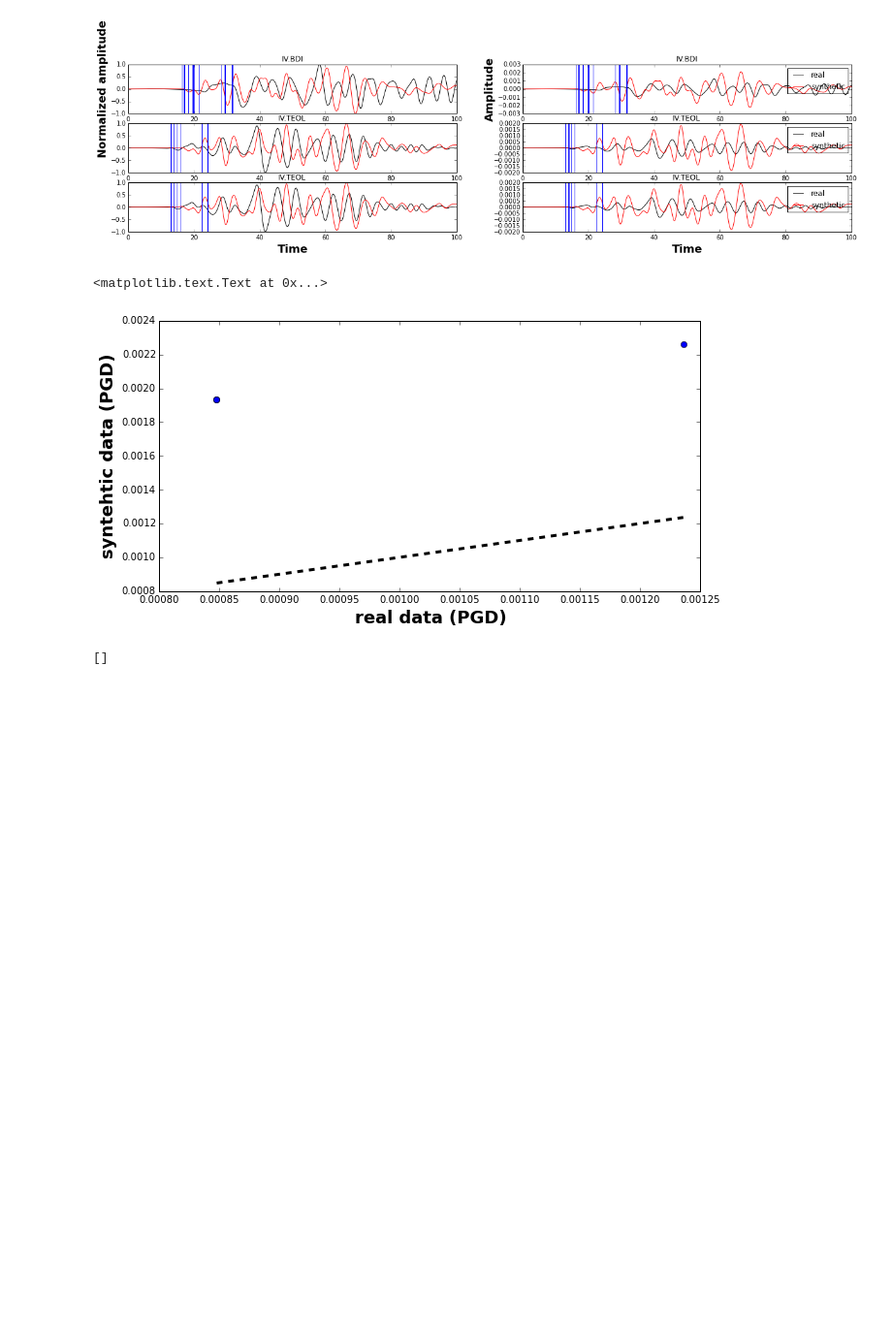
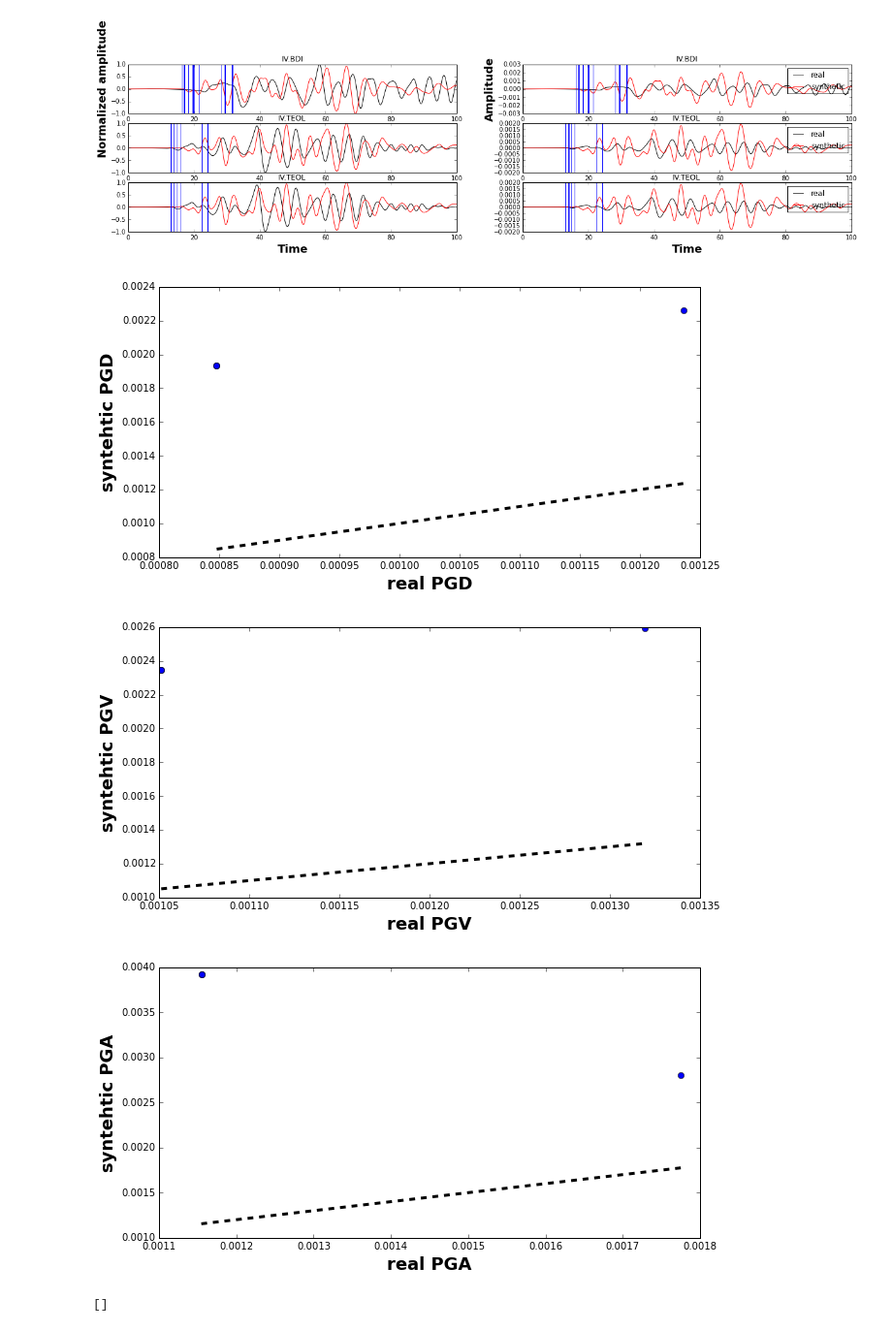
Before and after one commit to irenemolinari/tides_preparation, a Jupyter notebook: model_validation.ipynb, the cells around one changed output. Shown: that part at 97% size. Drawn from its saved outputs; the diff is of its cells as text; code cells hidden in the pictures; blank space fills up the shorter version.

```diff
--- a/model_validation.ipynb
+++ b/model_validation.ipynb
@@ -234,20 +268,52 @@ list of phases: (station: IV.TEOL, dist: 0.674278310031)
 p P P sP P Pn P s S S
 [figure]
 # %%
+syn_wfs_pgd = syn_wfs_cp.copy()
+real_wfs_pgd = real_wfs_cp.copy()
+
 # Calculate PGD and scatter plot
-pgd_syn = syn_wfs_cp.max()
-pgd_real = real_wfs_cp.max()
+pgd_syn = syn_wfs_pgd.max()
+pgd_real = real_wfs_pgd.max()
 
 plt.figure(figsize=(10, 5))
 plt.plot(np.abs(pgd_real)/1.e9, np.abs(pgd_syn), 'o')
 plt.plot([min(np.abs(pgd_real))/1.e9, max(np.abs(pgd_real))/1.e9],
          [min(np.abs(pgd_real))/1.e9, max(np.abs(pgd_real))/1.e9],
          'k--', lw=3)
-plt.xlabel('real data (PGD)', size=18, weight='bold')
-plt.ylabel('syntehtic data (PGD)', size=18, weight='bold')
+plt.xlabel('real PGD', size=18, weight='bold')
+plt.ylabel('syntehtic PGD', size=18, weight='bold')
+
+plt.show()
+
+pgv_syn = syn_wfs_pgd.differentiate().max()
+pgv_real = real_wfs_pgd.differentiate().max()
+
+plt.figure(figsize=(10, 5))
+plt.plot(np.abs(pgv_real)/1.e9, np.abs(pgv_syn), 'o')
+plt.plot([min(np.abs(pgv_real))/1.e9, max(np.abs(pgv_real))/1.e9],
+         [min(np.abs(pgv_real))/1.e9, max(np.abs(pgv_real))/1.e9],
+         'k--', lw=3)
+plt.xlabel('real PGV', size=18, weight='bold')
+plt.ylabel('syntehtic PGV', size=18, weight='bold')
+
+plt.show()
+
+pga_syn = syn_wfs_pgd.differentiate().max()
+pga_real = real_wfs_pgd.differentiate().max()
+
+plt.figure(figsize=(10, 5))
+plt.plot(np.abs(pga_real)/1.e9, np.abs(pga_syn), 'o')
+plt.plot([min(np.abs(pga_real))/1.e9, max(np.abs(pga_real))/1.e9],
+         [min(np.abs(pga_real))/1.e9, max(np.abs(pga_real))/1.e9],
+         'k--', lw=3)
+plt.xlabel('real PGA', size=18, weight='bold')
+plt.ylabel('syntehtic PGA', size=18, weight='bold')
+
+plt.show()
 # %% [output]
-<matplotlib.text.Text at 0x...>
-[figure, old version]
+[figure, new version]
+[figure, added]
+[figure, added]
 # %%
 #################### TRASH #########################
 
```
Also changed, not shown: parts of 2 cells of this notebook.
